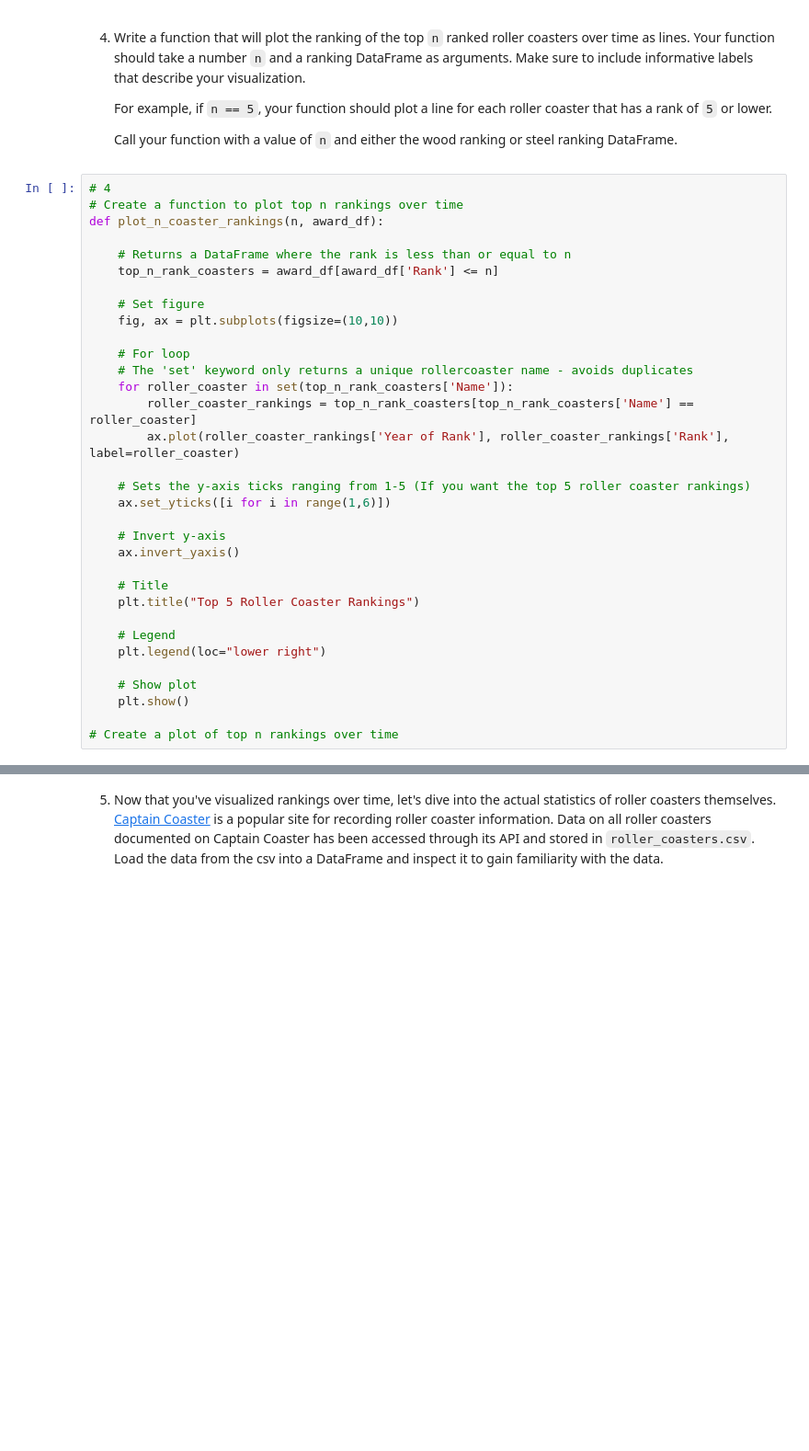
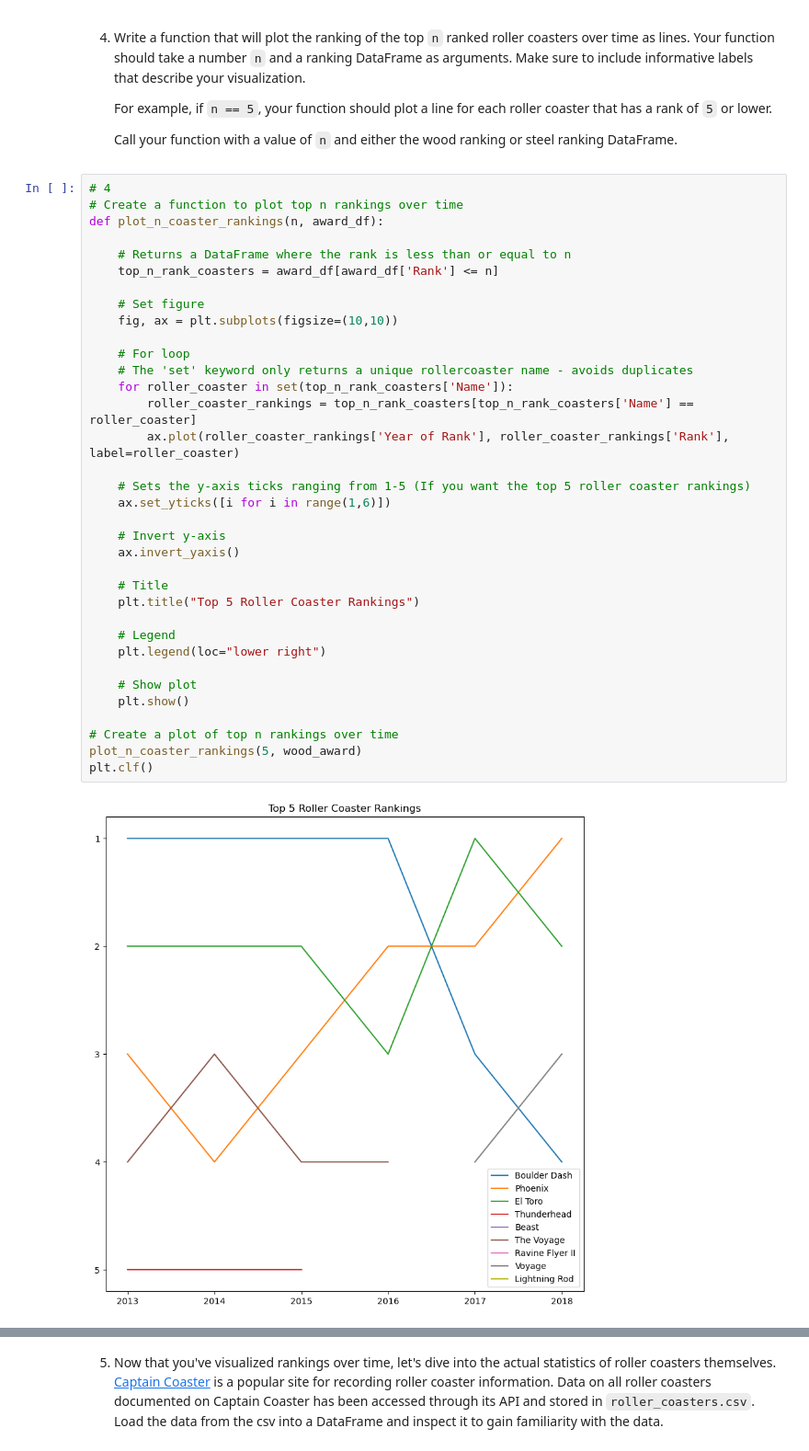
Before and after one commit to maximilianjun/roller-coaster-mini-project-3, a Jupyter notebook: Roller Coaster.ipynb, the cells around one changed output, grey strips where cells are left out. Shown at 92% size. Drawn from its saved outputs; the diff is of its cells as text; blank space fills up the shorter version.

Commit message:
Update roller-coaster-mini-project-3

```diff
--- a/Roller Coaster.ipynb
+++ b/Roller Coaster.ipynb
@@ -122,30 +122,34 @@ plt.clf()
 def plot_n_coaster_rankings(n, award_df):
 
     # Returns a DataFrame where the rank is less than or equal to n
     top_n_rank_coasters = award_df[award_df['Rank'] <= n]
 
     # Set figure
     fig, ax = plt.subplots(figsize=(10,10))
 
     # For loop
     # The 'set' keyword only returns a unique rollercoaster name - avoids duplicates
     for roller_coaster in set(top_n_rank_coasters['Name']):
         roller_coaster_rankings = top_n_rank_coasters[top_n_rank_coasters['Name'] == roller_coaster]
         ax.plot(roller_coaster_rankings['Year of Rank'], roller_coaster_rankings['Rank'], label=roller_coaster)
 
     # Sets the y-axis ticks ranging from 1-5 (If you want the top 5 roller coaster rankings)
     ax.set_yticks([i for i in range(1,6)])
 
     # Invert y-axis
     ax.invert_yaxis()
 
     # Title
     plt.title("Top 5 Roller Coaster Rankings")
 
     # Legend
     plt.legend(loc="lower right")
 
     # Show plot
     plt.show()
 
 # Create a plot of top n rankings over time
+plot_n_coaster_rankings(5, wood_award)
+plt.clf()
+# %% [output]
+[figure, added]
```
Also changed, not shown: parts of 1 cell of this notebook.
